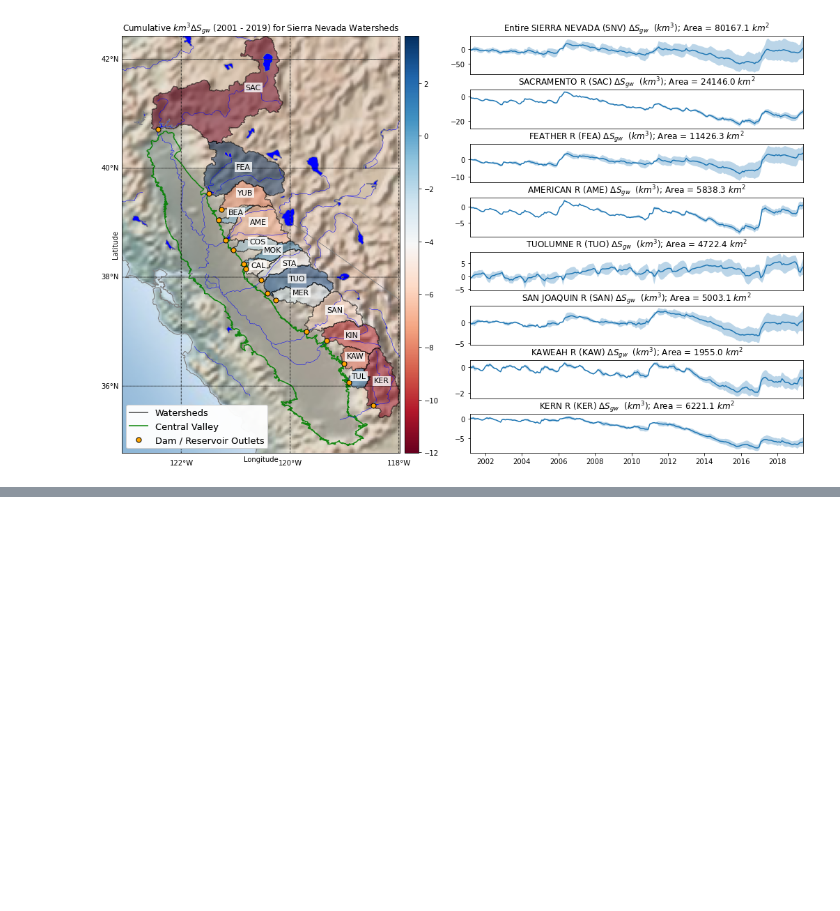
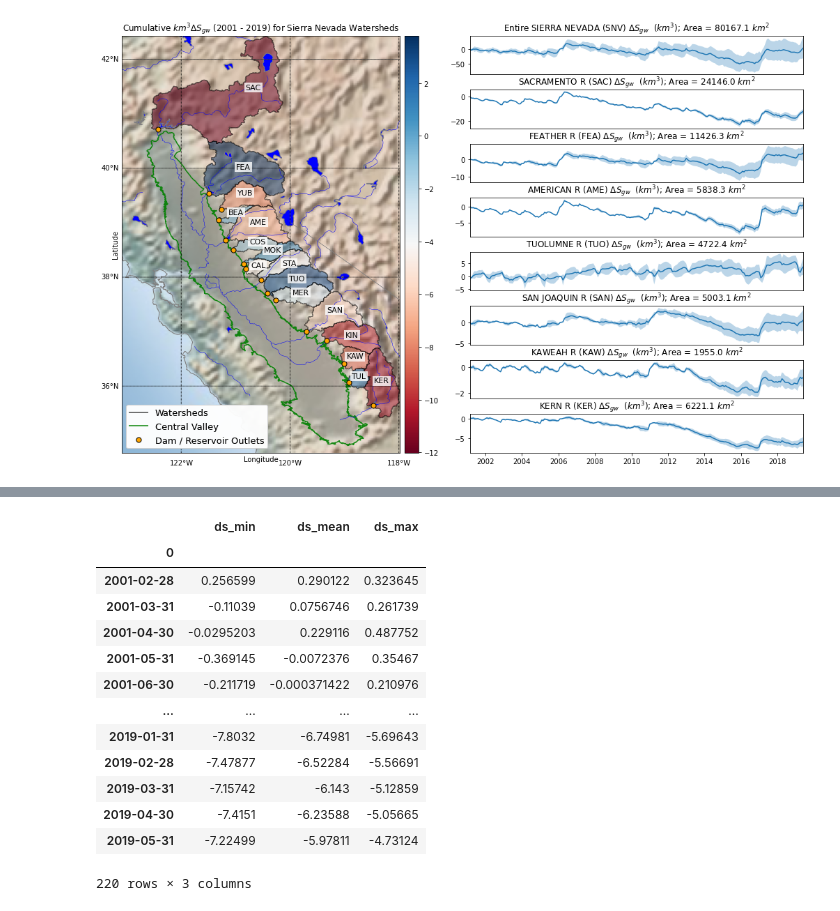
Before and after one commit to kashingtonDC/SierraSheds, a Jupyter notebook: code/Figures.ipynb, the cells around one changed output, grey strips where cells are left out. Saved outputs shown, nothing was run; the diff lists cells and outputs as text; code cells hidden in the pictures; blank space fills up the shorter version.

```diff
--- a/code/Figures.ipynb
+++ b/code/Figures.ipynb
@@ -619,3 +674,20 @@ ax1.add_artist(leg1)
+# %%
+df
+# %% [output]
+|  | ds_min | ds_mean | ds_max |
+| 0 |  |  |  |
+| 2001-02-28 | 0.256599 | 0.290122 | 0.323645 |
+| 2001-03-31 | -0.11039 | 0.0756746 | 0.261739 |
+| 2001-04-30 | -0.0295203 | 0.229116 | 0.487752 |
+| 2001-05-31 | -0.369145 | -0.0072376 | 0.35467 |
+| 2001-06-30 | -0.211719 | -0.000371422 | 0.210976 |
+| ... | ... | ... | ... |
+| 2019-01-31 | -7.8032 | -6.74981 | -5.69643 |
+| 2019-02-28 | -7.47877 | -6.52284 | -5.56691 |
+| 2019-03-31 | -7.15742 | -6.143 | -5.12859 |
+| 2019-04-30 | -7.4151 | -6.23588 | -5.05665 |
+| 2019-05-31 | -7.22499 | -5.97811 | -4.73124 |
+220 rows × 3 columns
 # %%
 # Make animation
 
```
Also changed, not shown: parts of 13 cells of this notebook.
